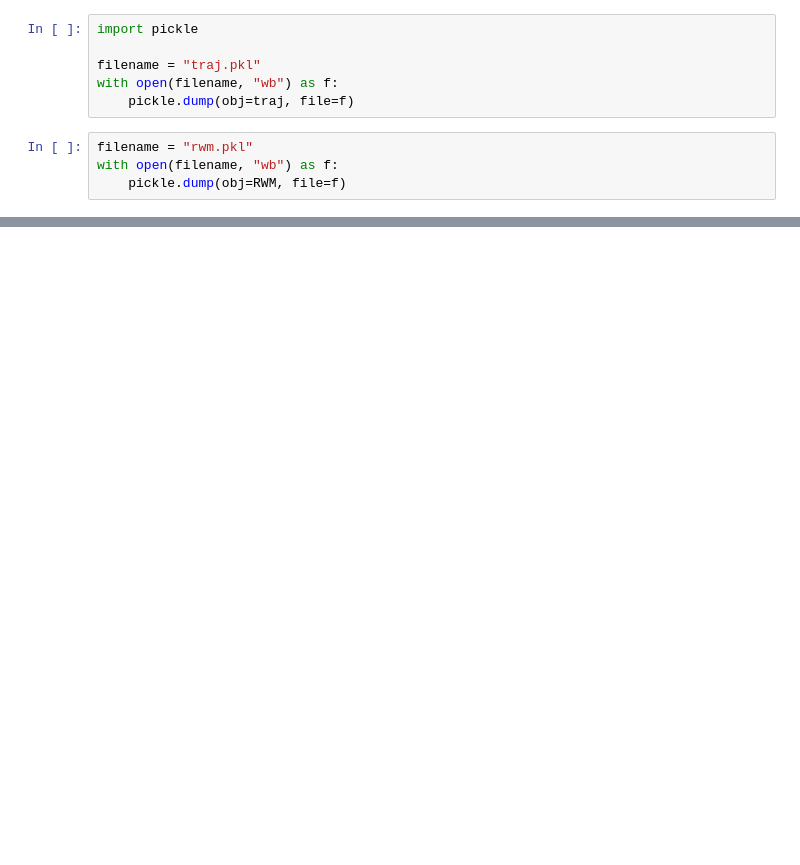
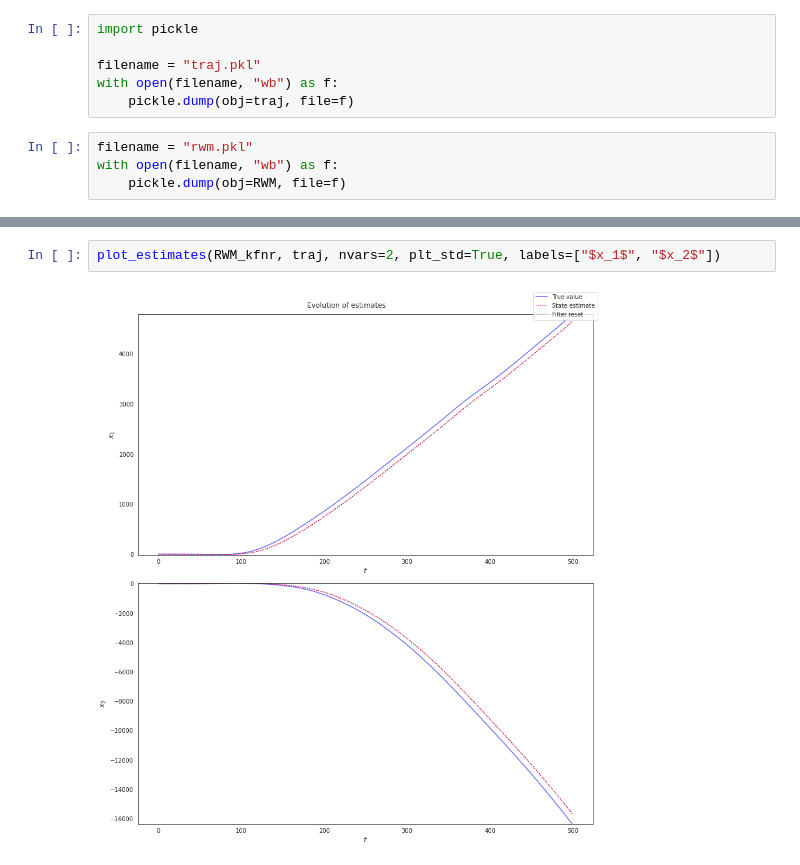
Before and after one commit to maiquang/maithanh-thesis-src, a Jupyter notebook: maithanh_kf4.ipynb, the cells around one changed output, grey strips where cells are left out. Drawn from its saved outputs; the diff is of its cells as text; blank space fills up the shorter version.

```diff
--- a/maithanh_kf4.ipynb
+++ b/maithanh_kf4.ipynb
@@ -160,0 +164,4 @@ False
+# %%
+plot_estimates(RWM_kfnr, traj, nvars=2, plt_std=True, labels=["$x_1$", "$x_2$"])
+# %% [output]
+[figure, added]
```
Also changed, not shown: parts of 13 cells of this notebook, 1 other file.
